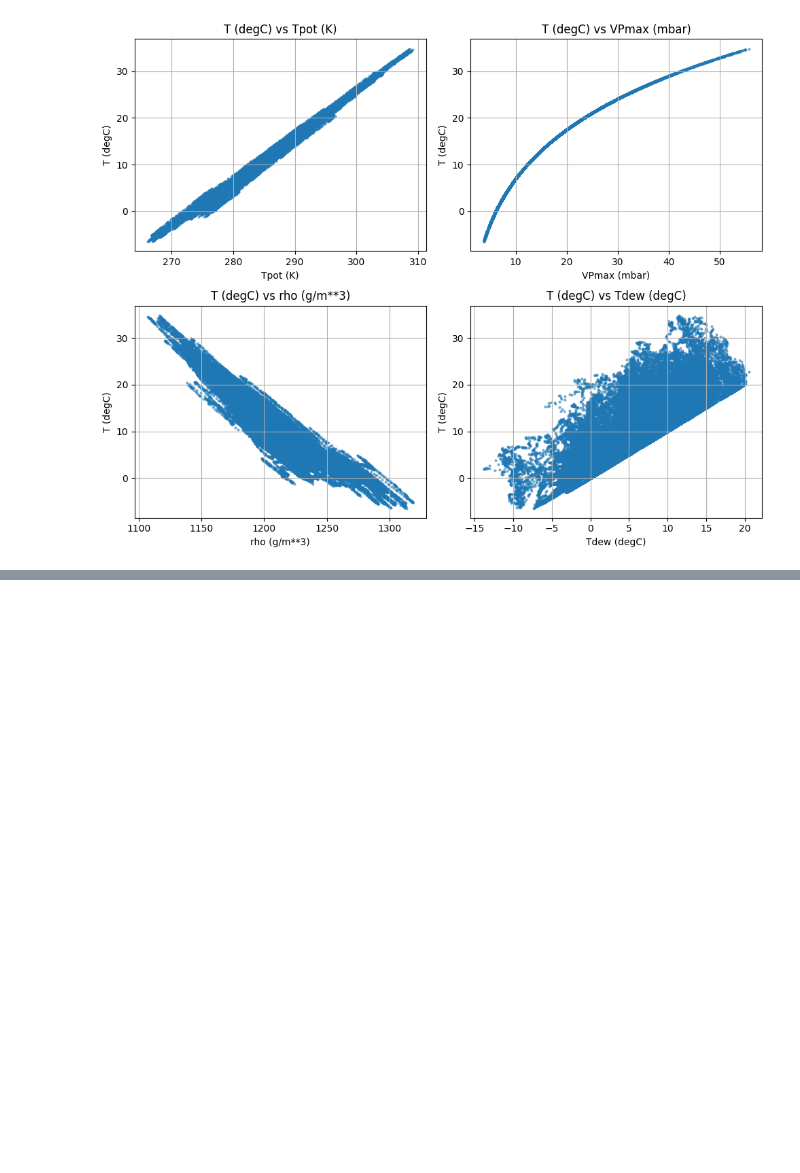
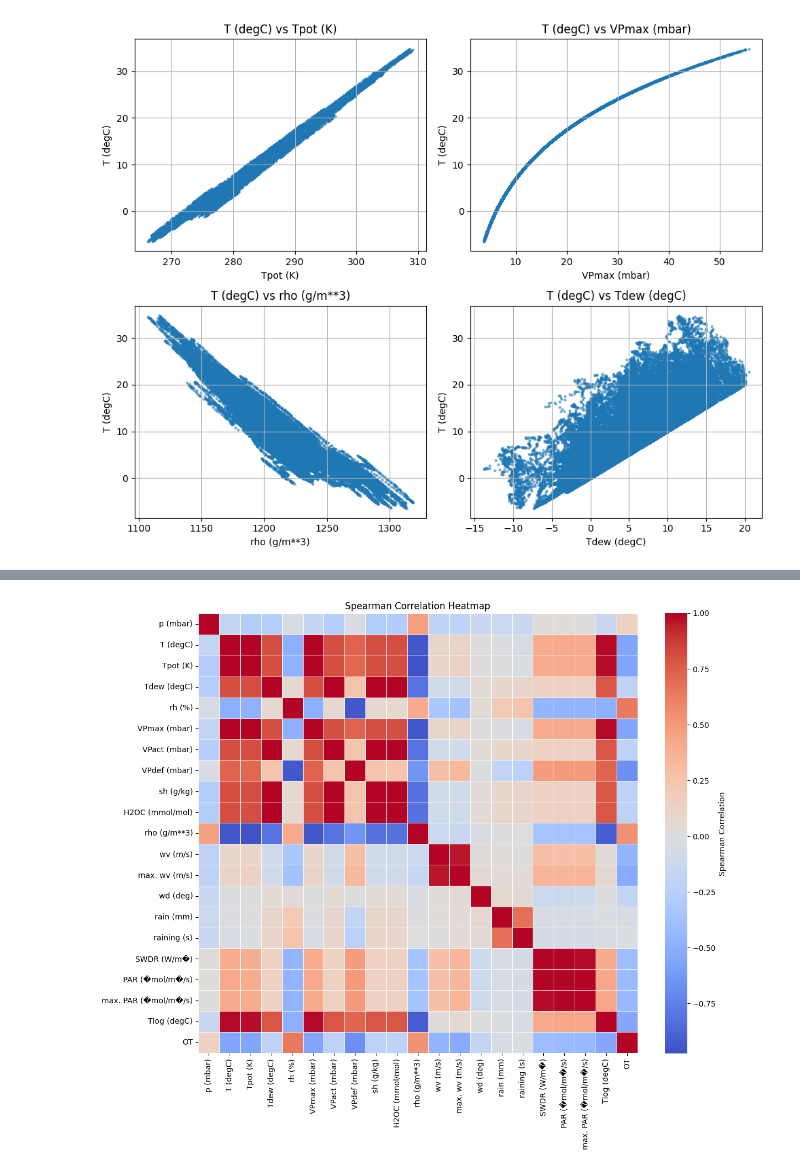
Before and after one commit to mvuddandi/Capstone_PatchTST, a Jupyter notebook: Features_Analysis.ipynb, the cells around one changed output, grey strips where cells are left out. Cells and saved outputs as stored; diff of their text form; code cells hidden in the pictures; blank space fills up the shorter version.

```diff
--- a/Features_Analysis.ipynb
+++ b/Features_Analysis.ipynb
@@ -94,0 +153,15 @@ plt.show()
+# %%
+plt.figure(figsize=(12, 10))
+sns.heatmap(
+    spearman_matrix,
+    cmap="coolwarm",
+    center=0,
+    square=True,
+    linewidths=0.5,
+    cbar_kws={"label": "Spearman Correlation"}
+)
+plt.title("Spearman Correlation Heatmap")
+plt.tight_layout()
+plt.show()
+# %% [output]
+[figure, added]
```
Also changed, not shown: parts of 4 cells of this notebook.
